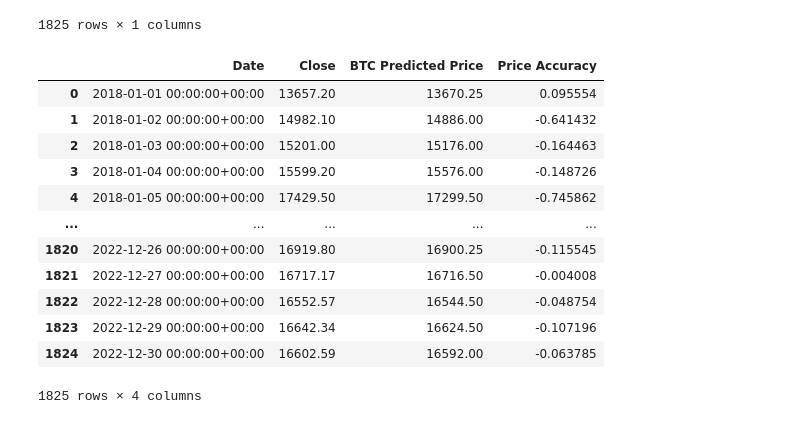
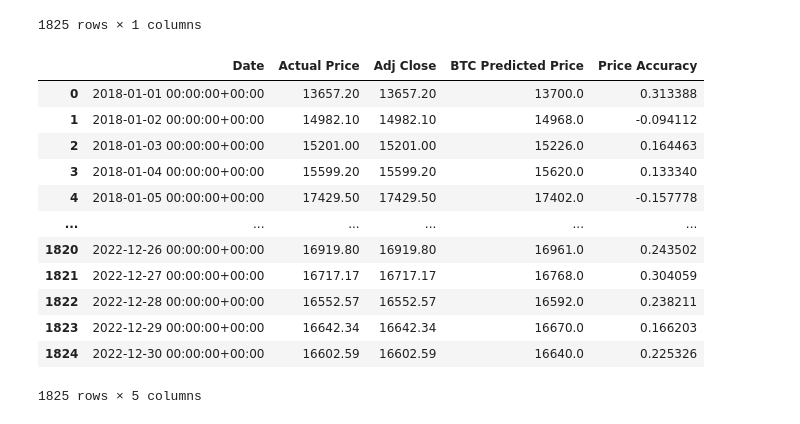
Before and after one commit to Olegreg762/Group_Project_2, a Jupyter notebook: BTC_ETH_predict.ipynb, the cells around one changed output. Cells and saved outputs as stored; diff of their text form; code cells hidden in the pictures.

```diff
--- a/BTC_ETH_predict.ipynb
+++ b/BTC_ETH_predict.ipynb
@@ -36,10 +18,10 @@ Requirement already satisfied: pycparser in /usr/local/lib/python3.8/dist-packag
 # %%
-crypto_btc = yf.download(tickers='BTC-USD', start='2018-01-01', end='2022-12-31').drop(columns=['Adj Close', 'High', 'Low']).round(2).reset_index()
+crypto_btc = yf.download(tickers='BTC-USD', start='2018-01-01', end='2022-12-31').drop(columns=[ 'High', 'Low']).round(2).reset_index()
 crypto_eth = yf.download(tickers='ETH-USD', start='2018-01-01', end='2022-12-31').drop(columns=['Adj Close', 'High', 'Low']).round(2).reset_index()
 # %% [output]
 [*********************100%***********************]  1 of 1 completed
 [*********************100%***********************]  1 of 1 completed
 # %%
-crypto_btc['Percent Change'] = crypto_btc['Close'].pct_change()
-crypto_eth['Percent Change'] = crypto_eth['Close'].pct_change()
+#crypto_btc['Percent Change'] = crypto_btc['Close'].pct_change()
+#crypto_eth['Percent Change'] = crypto_eth['Close'].pct_change()
 # %%
@@ -63,4 +46,4 @@ crypto_btc.head()
 # %%
-X = crypto_btc.drop(columns=['Date','Percent Change'])
+X = crypto_btc.drop(columns=['Date'])
 X
 # %% [output]
@@ -97,25 +80,24 @@ y
 # %%
 from sklearn.kernel_ridge import KernelRidge
 X_train, X_test, y_train, y_test = train_test_split(X, y, test_size=.80, random_state=42)
-kr = KernelRidge(kernel= 'linear', alpha = 50-2, degree = 10)
-#kr= KernelRidge()
+kr = KernelRidge(kernel= 'linear', alpha = 50e-2, degree = 100)
 kr.fit(X_train, y_train)
 pred_btc = kr.predict(X)
-btc_pred = crypto_btc.copy().drop(columns=['Open','Volume', 'Percent Change'])
+btc_pred = crypto_btc.copy().drop(columns=['Open','Volume']).rename(columns={'Close':'Actual Price'})
 btc_pred['BTC Predicted Price'] = pred_btc
-btc_pred['Price Accuracy']= (btc_pred['BTC Predicted Price']/btc_pred['Close']-1)*100
+btc_pred['Price Accuracy']= (btc_pred['BTC Predicted Price']/btc_pred['Actual Price']-1)*100
 btc_pred
 # %% [output]
-|  | Date | Close | BTC Predicted Price | Price Accuracy |
-| 0 | 2018-01-01 00:00:00+00:00 | 13657.20 | 13670.25 | 0.095554 |
-| 1 | 2018-01-02 00:00:00+00:00 | 14982.10 | 14886.00 | -0.641432 |
-| 2 | 2018-01-03 00:00:00+00:00 | 15201.00 | 15176.00 | -0.164463 |
-| 3 | 2018-01-04 00:00:00+00:00 | 15599.20 | 15576.00 | -0.148726 |
-| 4 | 2018-01-05 00:00:00+00:00 | 17429.50 | 17299.50 | -0.745862 |
-| ... | ... | ... | ... | ... |
-| 1820 | 2022-12-26 00:00:00+00:00 | 16919.80 | 16900.25 | -0.115545 |
-| 1821 | 2022-12-27 00:00:00+00:00 | 16717.17 | 16716.50 | -0.004008 |
-| 1822 | 2022-12-28 00:00:00+00:00 | 16552.57 | 16544.50 | -0.048754 |
-| 1823 | 2022-12-29 00:00:00+00:00 | 16642.34 | 16624.50 | -0.107196 |
-| 1824 | 2022-12-30 00:00:00+00:00 | 16602.59 | 16592.00 | -0.063785 |
+|  | Date | Actual Price | Adj Close | BTC Predicted Price | Price Accuracy |
+| 0 | 2018-01-01 00:00:00+00:00 | 13657.20 | 13657.20 | 13700.0 | 0.313388 |
+| 1 | 2018-01-02 00:00:00+00:00 | 14982.10 | 14982.10 | 14968.0 | -0.094112 |
+| 2 | 2018-01-03 00:00:00+00:00 | 15201.00 | 15201.00 | 15226.0 | 0.164463 |
+| 3 | 2018-01-04 00:00:00+00:00 | 15599.20 | 15599.20 | 15620.0 | 0.133340 |
+| 4 | 2018-01-05 00:00:00+00:00 | 17429.50 | 17429.50 | 17402.0 | -0.157778 |
+| ... | ... | ... | ... | ... | ... |
+| 1820 | 2022-12-26 00:00:00+00:00 | 16919.80 | 16919.80 | 16961.0 | 0.243502 |
+| 1821 | 2022-12-27 00:00:00+00:00 | 16717.17 | 16717.17 | 16768.0 | 0.304059 |
+| 1822 | 2022-12-28 00:00:00+00:00 | 16552.57 | 16552.57 | 16592.0 | 0.238211 |
+| 1823 | 2022-12-29 00:00:00+00:00 | 16642.34 | 16642.34 | 16670.0 | 0.166203 |
+| 1824 | 2022-12-30 00:00:00+00:00 | 16602.59 | 16602.59 | 16640.0 | 0.225326 |
-1825 rows × 4 columns
+1825 rows × 5 columns
```
Also changed, not shown: parts of 6 cells of this notebook.
